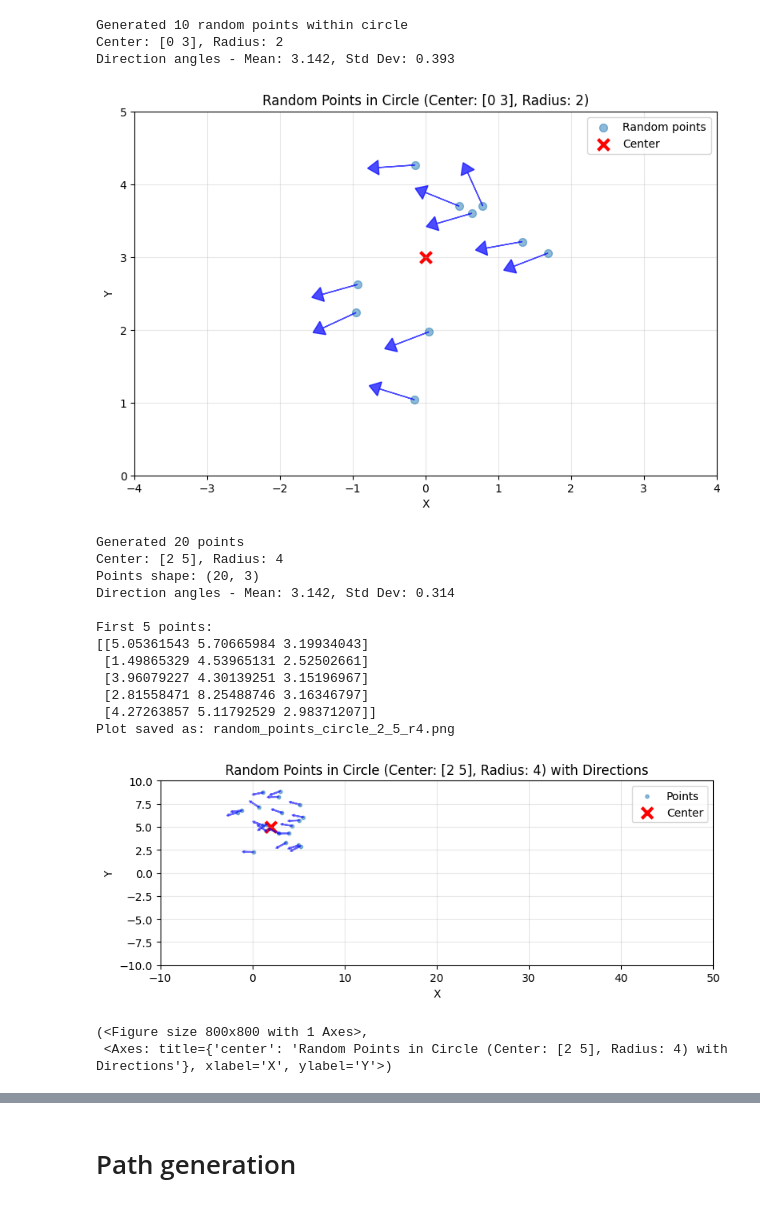
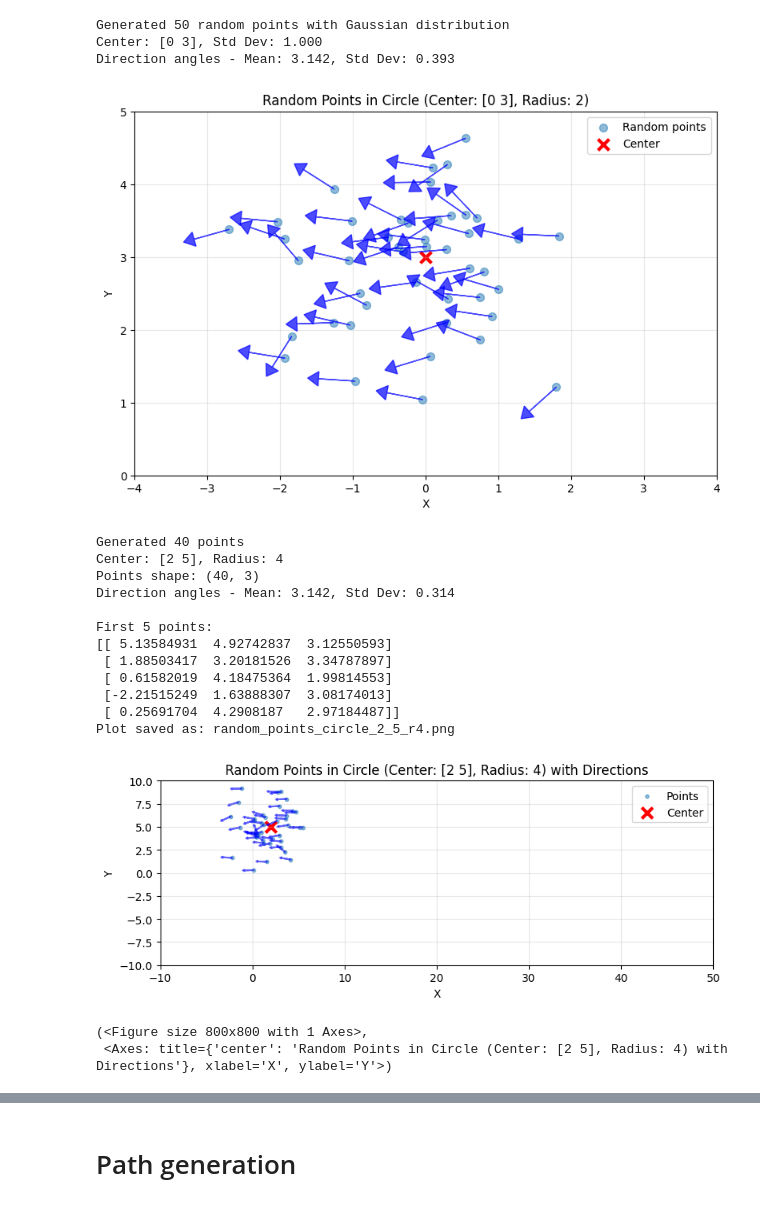
Before and after one commit to aldajo92/DockingAlgorithmEafit, a Jupyter notebook: Main.ipynb, the cells around one changed output, grey strips where cells are left out. Drawn from its saved outputs; the diff is of its cells as text; code cells hidden in the pictures.

```diff
--- a/Main.ipynb
+++ b/Main.ipynb
@@ -3,18 +3,17 @@ import numpy as np
 import matplotlib.pyplot as plt
 from scipy.interpolate import CubicSpline
 # %%
-size_points = 10
+size_points = 50
 media_point = np.array([0, 3])
 radius_point = 2
 
-# Generate random points uniformly distributed within a circle
-# Use polar coordinates: random radius and random angle for POSITION only
-random_r = np.sqrt(np.random.uniform(0, 1, size_points)) * radius_point
-random_theta_position = np.random.uniform(0, 2 * np.pi, size_points)
+# Generate random points using Gaussian (normal) distribution
+# Standard deviation controls the spread (using radius/2 as a reasonable default)
+std_dev_position = radius_point / 2
 
-# Convert to Cartesian coordinates and add center offset
-random_x = media_point[0] + random_r * np.cos(random_theta_position)
-random_y = media_point[1] + random_r * np.sin(random_theta_position)
+# Generate x and y coordinates directly from normal distributions
+random_x = np.random.normal(media_point[0], std_dev_position, size_points)
+random_y = np.random.normal(media_point[1], std_dev_position, size_points)
 
 # Parameters for normal distribution of DIRECTION angles
 median_angle = np.pi  # Median angle (e.g., π = left direction)
@@ -23,15 +22,15 @@ std_dev_angle = np.pi / 8  # Standard deviation (e.g., π/4 = 45 degrees)
 # Generate random theta values for DIRECTION using normal distribution
 random_theta = np.random.normal(median_angle, std_dev_angle, size_points)
 
-# Combine into array of points (x, y)
+# Combine into array of points (x, y, theta)
 random_points = np.column_stack((random_x, random_y, random_theta))
 
-print(f"Generated {size_points} random points within circle")
-print(f"Center: {media_point}, Radius: {radius_point}")
+print(f"Generated {size_points} random points with Gaussian distribution")
+print(f"Center: {media_point}, Std Dev: {std_dev_position:.3f}")
 print(f"Direction angles - Mean: {median_angle:.3f}, Std Dev: {std_dev_angle:.3f}")
 # %% [output]
-Generated 10 random points within circle
-Center: [0 3], Radius: 2
+Generated 50 random points with Gaussian distribution
+Center: [0 3], Std Dev: 1.000
 Direction angles - Mean: 3.142, Std Dev: 0.393
 # %%
 # Control axis limits
@@ -74,30 +73,29 @@ ax.legend()
 plt.tight_layout()
 plt.show()
 # %% [output]
-[figure, old version]
+[figure, new version]
 # %%
 def generate_random_points_in_circle(media, size, radius, median_angle=np.pi, std_dev_angle=np.pi/4):
     """
-    Generate random points uniformly distributed in a circle with direction angles.
+    Generate random points using Gaussian distribution with direction angles.
 
     Parameters:
     - media: center point [x, y]
     - size: number of points to generate
-    - radius: radius of the circle
+    - radius: radius parameter (used to calculate std deviation: radius/2)
     - median_angle: mean direction angle (default: π = left)
     - std_dev_angle: standard deviation of direction angles (default: π/4 = 45°)
 
     Returns:
-    - points: array of shape (size, 2) with (x, y) positions
-    - theta_directions: array of shape (size,) with direction angles
+    - points: array of shape (size, 3) with (x, y, theta) positions
     """
-    # Generate random points uniformly distributed within a circle (position only)
-    random_r = np.sqrt(np.random.uniform(0, 1, size)) * radius
-    random_theta_position = np.random.uniform(0, 2 * np.pi, size)
+    # Generate random points using Gaussian (normal) distribution
+    # Standard deviation is radius/2 to keep most points within the radius
+    std_dev_position = radius / 2
 
-    # Convert to Cartesian coordinates
-    random_x = media[0] + random_r * np.cos(random_theta_position)
-    random_y = media[1] + random_r * np.sin(random_theta_position)
+    # Generate x and y coordinates directly from normal distributions
+    random_x = np.random.normal(media[0], std_dev_position, size)
+    random_y = np.random.normal(media[1], std_dev_position, size)
 
     # Generate direction angles using normal distribution
     theta_directions = np.random.normal(median_angle, std_dev_angle, size)
@@ -205,42 +203,42 @@ def generate_spline_path(start_point, spline_points, target_point, num_points=30
 # %%
 # Test the functions
 test_media = np.array([2, 5])
-test_size = 20
+test_size = 40
 test_radius = 4
 test_median_angle = np.pi  # pointing left
 test_std_dev_angle = np.pi / 10  # 45 degrees spread
 
 test_points = generate_random_points_in_circle(
     test_media, test_size, test_radius, test_median_angle, test_std_dev_angle
 )
 
 print(f"Generated {test_size} points")
 print(f"Center: {test_media}, Radius: {test_radius}")
 print(f"Points shape: {test_points.shape}")
 print(f"Direction angles - Mean: {test_median_angle:.3f}, Std Dev: {test_std_dev_angle:.3f}")
 print(f"\nFirst 5 points:\n{test_points[:5]}")
 
 plot_points_in_circle(
     test_points, test_media, test_radius,
     x_range=(-10, 50), y_range=(-10, 10),
     show_arrows=True,
     show_circle=False,
     arrow_length=1.0
 )
 # %% [output]
-Generated 20 points
+Generated 40 points
 Center: [2 5], Radius: 4
-Points shape: (20, 3)
+Points shape: (40, 3)
 Direction angles - Mean: 3.142, Std Dev: 0.314
 
 First 5 points:
-[[5.05361543 5.70665984 3.19934043]
- [1.49865329 4.53965131 2.52502661]
- [3.96079227 4.30139251 3.15196967]
- [2.81558471 8.25488746 3.16346797]
- [4.27263857 5.11792529 2.98371207]]
+[[ 5.13584931  4.92742837  3.12550593]
+ [ 1.88503417  3.20181526  3.34787897]
+ [ 0.61582019  4.18475364  1.99814553]
+ [-2.21515249  1.63888307  3.08174013]
+ [ 0.25691704  4.2908187   2.97184487]]
 Plot saved as: random_points_circle_2_5_r4.png
-[figure, old version]
+[figure, new version]
 (<Figure size 800x800 with 1 Axes>,
  <Axes: title={'center': 'Random Points in Circle (Center: [2 5], Radius: 4) with Directions'}, xlabel='X', ylabel='Y'>)
 # %%
```
Also changed, not shown: parts of 3 cells of this notebook, 3 other files.
